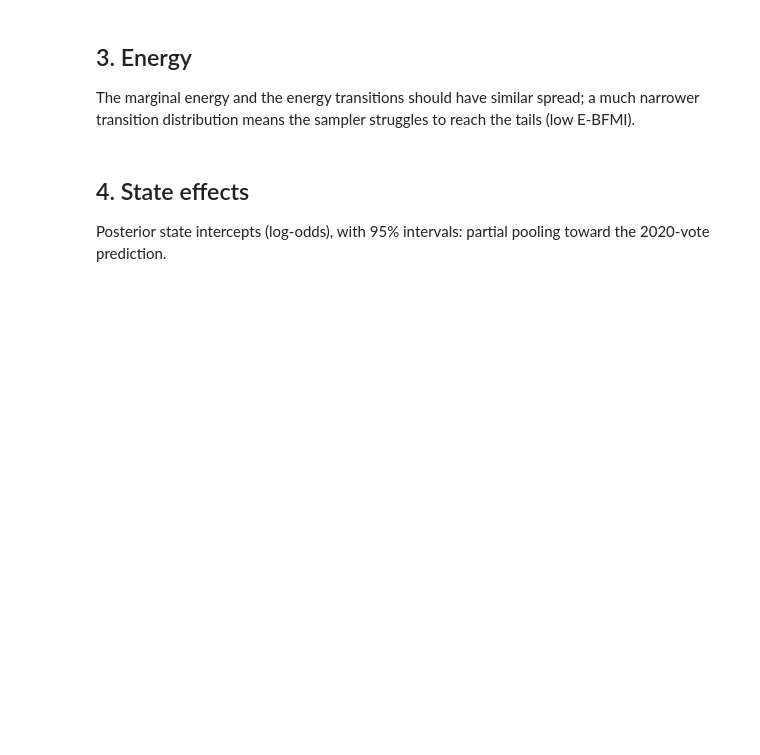
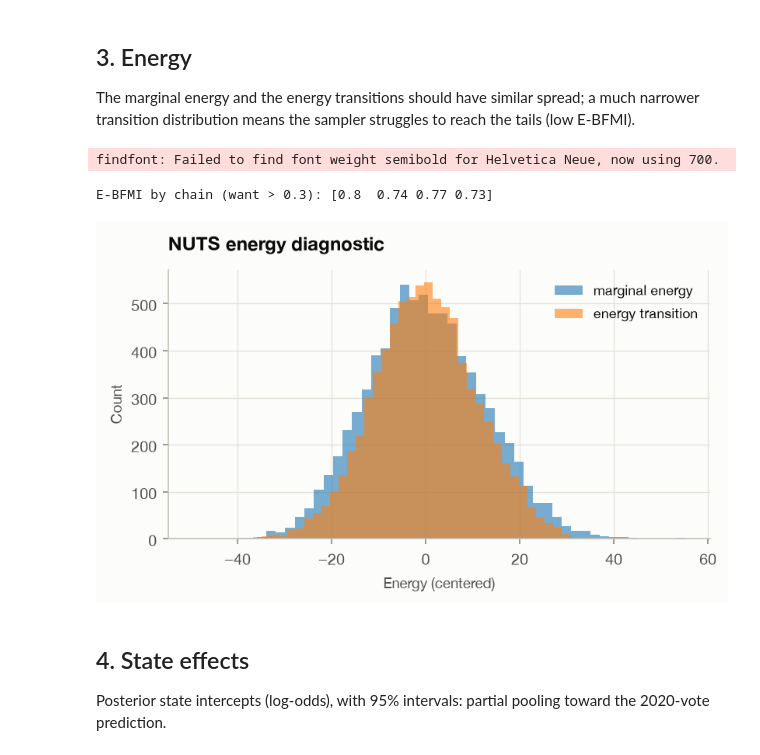
Before and after one commit to conallnoonan/who-answers-who-votes, a Jupyter notebook: notebooks/01_mrp_diagnostics.ipynb, the cells around one changed output. Drawn from its saved outputs; the diff is of its cells as text; code cells hidden in the pictures; blank space fills up the shorter version.

```diff
--- a/notebooks/01_mrp_diagnostics.ipynb
+++ b/notebooks/01_mrp_diagnostics.ipynb
@@ -41,15 +81,19 @@ fig.tight_layout()
 ## 3. Energy
 The marginal energy and the energy transitions should have similar spread; a much narrower transition distribution means the sampler struggles to reach the tails (low E-BFMI).
 # %%
-import numpy as np
 E = idata.sample_stats['energy'].values
 dE = np.diff(E, axis=1)
 bfmi = (dE ** 2).mean(axis=1) / E.var(axis=1)
 print('E-BFMI by chain (want > 0.3):', bfmi.round(2))
 fig, ax = plt.subplots(figsize=(6, 3))
+ax.set(xlabel="Energy (centered)", ylabel="Count", title="NUTS energy diagnostic")
 ax.hist((E - E.mean()).ravel(), bins=50, alpha=0.6, label='marginal energy')
 ax.hist(dE.ravel(), bins=50, alpha=0.6, label='energy transition')
-ax.legend()
+ax.legend();
+# %% [output]
+findfont: Failed to find font weight semibold for Helvetica Neue, now using 700.
+E-BFMI by chain (want > 0.3): [0.8  0.74 0.77 0.73]
+[figure, added]
 # %% [markdown]
 ## 4. State effects
 Posterior state intercepts (log-odds), with 95% intervals: partial pooling toward the 2020-vote prediction.
```
Also changed, not shown: parts of 6 cells of this notebook, 57 other files.
